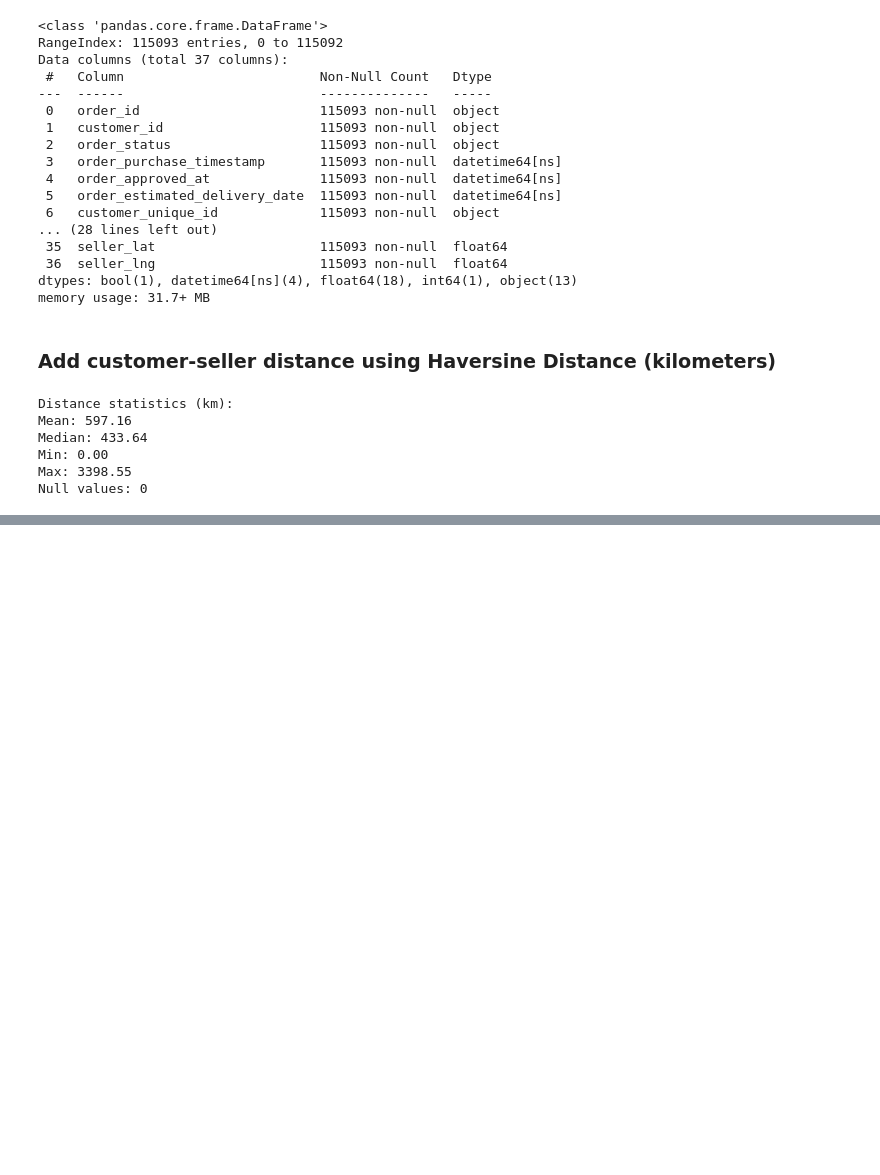
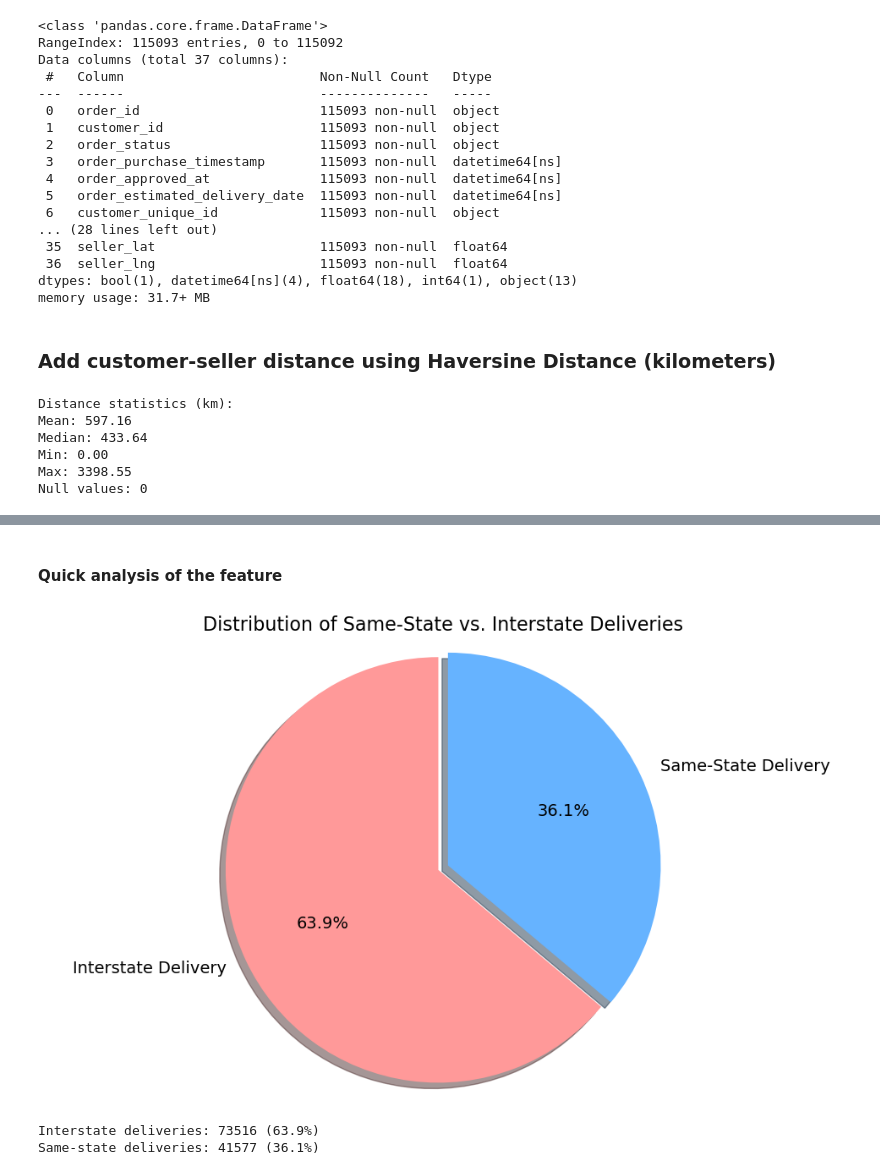
Before and after one commit to RioPramana21/Final-Project-Olist, a Jupyter notebook: preparation_notebooks/Merged ML Feature Engineering.ipynb, the cells around one changed output, grey strips where cells are left out. Saved outputs shown, nothing was run; the diff lists cells and outputs as text; code cells hidden in the pictures; blank space fills up the shorter version.

Commit message:
Added same_state feature & explanation

```diff
--- a/preparation_notebooks/Merged ML Feature Engineering.ipynb
+++ b/preparation_notebooks/Merged ML Feature Engineering.ipynb
@@ -424,0 +427,3 @@ Null values: 0
+# %%
+# same_state
+master_olist_ml_df["same_state"] = (master_olist_ml_df["customer_state"] == master_olist_ml_df["seller_state"]).astype(int)
@@ -424,0 +444,27 @@ Null values: 0
+# %% [markdown]
+#### Quick analysis of the feature
+# %%
+# Create a pie chart for same_state distribution
+plt.figure(figsize=(10, 6))
+labels = ['Interstate Delivery', 'Same-State Delivery']
+sizes = master_olist_ml_df['same_state'].value_counts().sort_index()
+colors = ['#ff9999','#66b3ff']
+explode = (0.05, 0)  # explode the 1st slice for emphasis
+
+plt.pie(sizes, explode=explode, labels=labels, colors=colors, autopct='%1.1f%%',
+    shadow=True, startangle=90, textprops={'fontsize': 14})
+plt.axis('equal')  # Equal aspect ratio ensures that pie is drawn as a circle
+
+plt.title('Distribution of Same-State vs. Interstate Deliveries', fontsize=16)
+plt.tight_layout()
+plt.show()
+
+# Add a text summary
+interstate_pct = sizes[0] / sizes.sum() * 100
+same_state_pct = sizes[1] / sizes.sum() * 100
+print(f"Interstate deliveries: {sizes[0]} ({interstate_pct:.1f}%)")
+print(f"Same-state deliveries: {sizes[1]} ({same_state_pct:.1f}%)")
+# %% [output]
+[figure, added]
+Interstate deliveries: 73516 (63.9%)
+Same-state deliveries: 41577 (36.1%)
```
Also changed, not shown: parts of 8 cells of this notebook.
